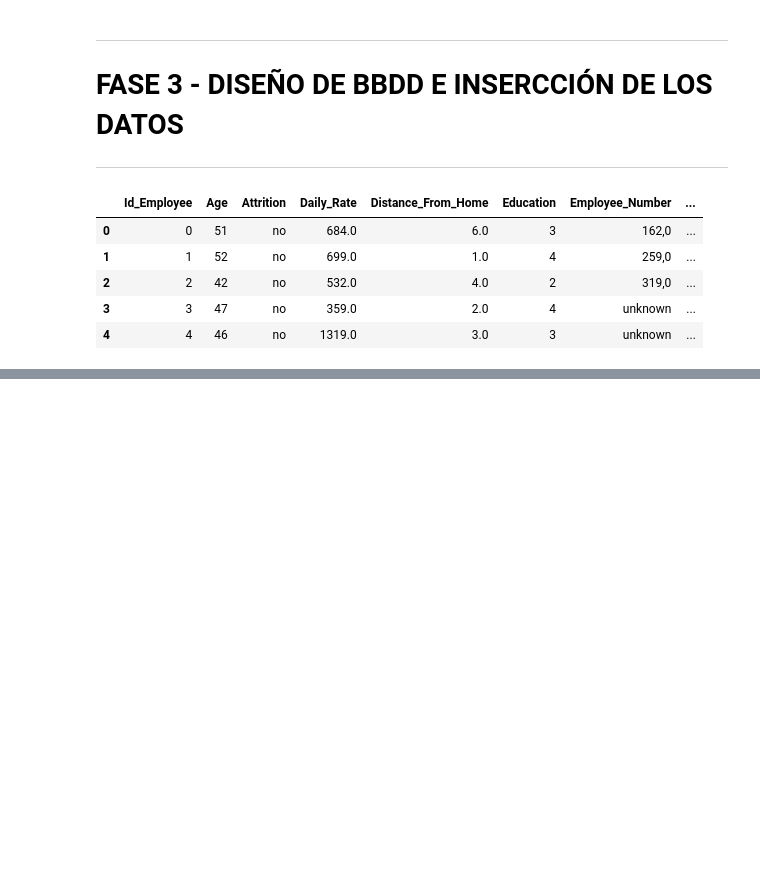
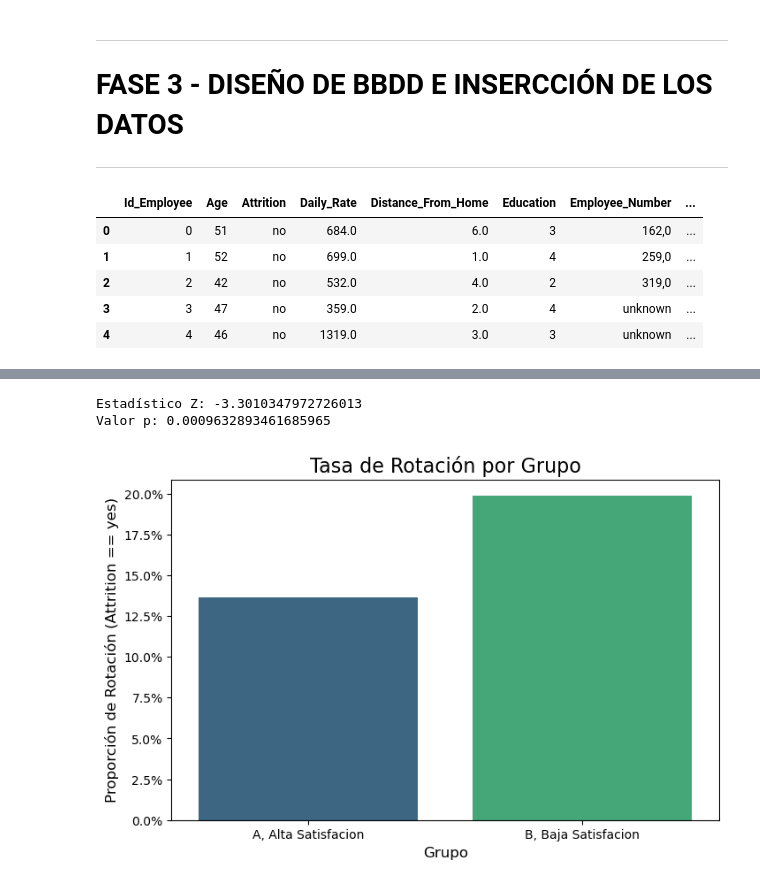
Before and after one commit to Adalab/proyecto-da-promo-c-modulo-3-team-1, a Jupyter notebook: proyecto3_equipo1.ipynb, the cells around one changed output, grey strips where cells are left out. Cells and saved outputs as stored; diff of their text form; code cells hidden in the pictures; blank space fills up the shorter version.

Commit message:
primeras visualizaciones

```diff
--- a/proyecto3_equipo1.ipynb
+++ b/proyecto3_equipo1.ipynb
@@ -1243,0 +1268,17 @@ print('Datos insertados exitosamente en sus correspondientes tablas')
+# %%
+# 1. Extraccion muestra datos:
+
+# Grupo A (Control): Empleados con un nivel de satisfacción en el trabajo igual o superior a 3 en una escala de 1 a 5
+# Grupo B (Variante): Empleados con un nivel de satisfacción en el trabajo inferior a 3 en la misma escala.
+
+def asignar_grupo(satisfaccion):
+    if satisfaccion >= 3:
+        return 'A, Alta Satisfacion'
+    else:
+        return 'B, Baja Satisfacion'
+
+# Aplicar la función a la columna 'satisfaccion' y crear la columna 'grupo'
+df2['Group'] = df2['Job_Satisfaction'].apply(asignar_grupo)
+
+# Mostrar el DataFrame resultante
+print(df2)
@@ -1243,0 +1394,26 @@ print('Datos insertados exitosamente en sus correspondientes tablas')
+# %%
+proporcion_A
+proporcion_B
+
+from statsmodels.stats.proportion import proportions_ztest
+
+rotacion_A = df2[(df2['Group'] == 'A, Alta Satisfacion') & (df2['Attrition'] == 'yes')].shape[0]
+rotacion_B = df2[(df2['Group'] == 'B, Baja Satisfacion') & (df2['Attrition'] == 'yes')].shape[0]
+
+# Tamaño de las muestras
+tamaño_muestra_A = df2[df2['Group'] == 'A, Alta Satisfacion'].shape[0]
+tamaño_muestra_B = df2[df2['Group'] == 'B, Baja Satisfacion'].shape[0]
+
+# Contadores de 'Rotacion' y tamaños de muestra
+counts = [rotacion_A, rotacion_B]
+nobs = [tamaño_muestra_A, tamaño_muestra_B]
+
+# Realizar la prueba Z para dos proporciones
+stat, p_value = proportions_ztest(counts, nobs)
+
+# Mostrar resultados
+print(f'Estadístico Z: {stat}')
+print(f'Valor p: {p_value}')
+# %% [output]
+Estadístico Z: -3.3010347972726013
+Valor p: 0.0009632893461685965
@@ -1243,0 +1435,21 @@ print('Datos insertados exitosamente en sus correspondientes tablas')
+# %%
+# rotacion segun grupo satisfacion
+
+from matplotlib.ticker import PercentFormatter
+
+rotacion_por_grupo = df2.groupby('Group')['Attrition'].value_counts(normalize=True).unstack()
+
+rotacion_por_grupo_yes= rotacion_por_grupo['yes']
+
+plt.figure(figsize=(8, 5))
+sns.barplot(x = rotacion_por_grupo_yes.index, y = rotacion_por_grupo_yes.values, palette='viridis')
+
+plt.title('Tasa de Rotación por Grupo', fontsize=16)
+plt.xlabel('Grupo', fontsize=12)
+plt.ylabel('Proporción de Rotación (Attrition == yes)', fontsize=12)
+
+plt.gca().yaxis.set_major_formatter(PercentFormatter(xmax=1))
+
+plt.show()
+# %% [output]
+[figure, added]
```
Also changed, not shown: parts of 34 cells of this notebook.
